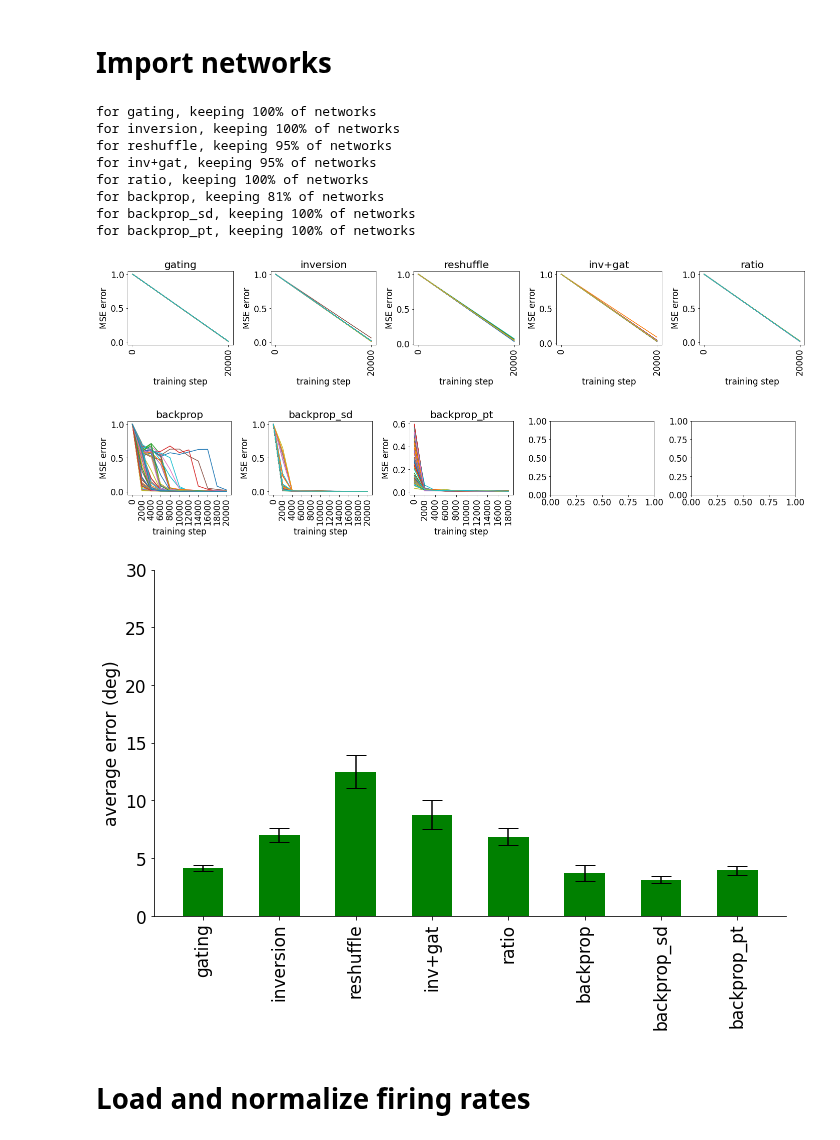
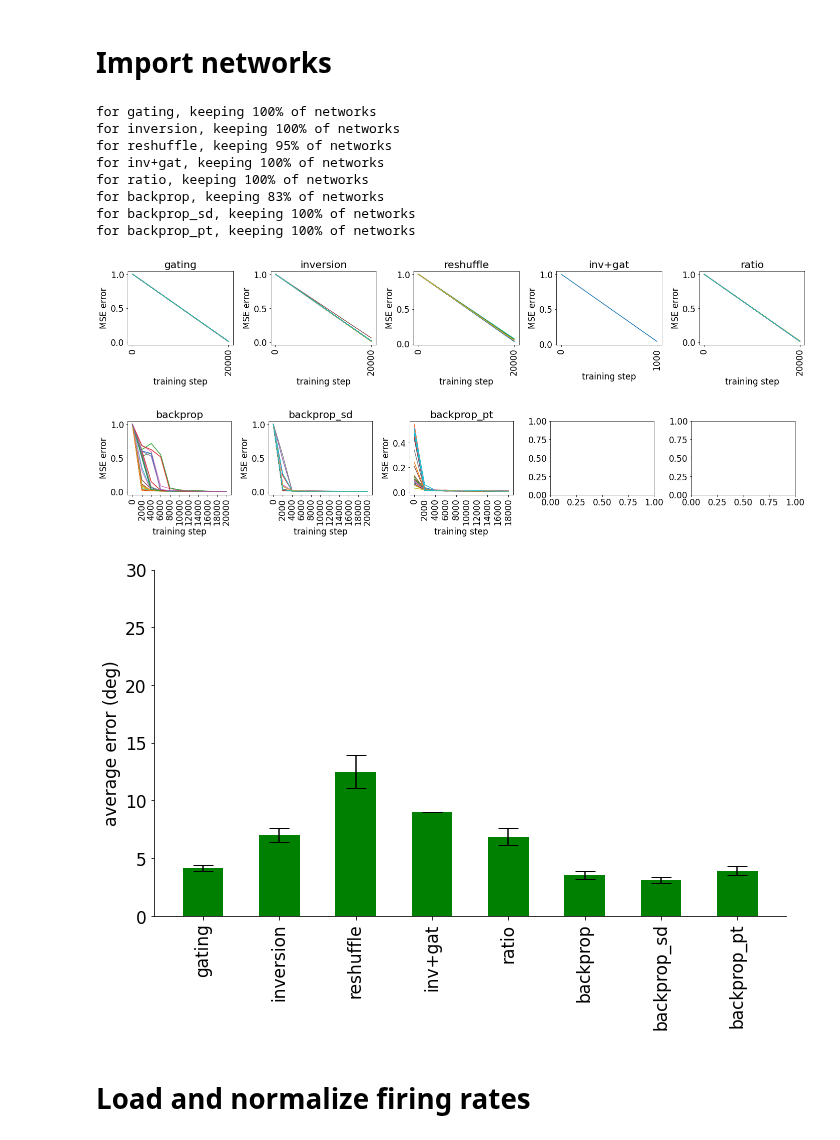
Before and after one commit to azaho/ccn_story3, a Jupyter notebook: netdist.ipynb, the cells around one changed output. Saved outputs shown, nothing was run; the diff lists cells and outputs as text; code cells hidden in the pictures.

```diff
--- a/netdist.ipynb
+++ b/netdist.ipynb
@@ -29,7 +29,7 @@ all_networks = {
     },
     "inv+gat": {
         "color": "purple",
-        "names": [f"data/hdgating_and_inversionCTRNN_2DIR1O_dr100_n0.1_la0_dp1.0_r{i}" for i in range(20)],
+        "names": [f"data/hdgating_and_inversionCTRNN_2DIR1O_dr100_n0.1_la0_dp1.0_rt2" for i in range(1)],
         "indices": np.arange(0, 64, 16)
     },
     "ratio": {
@@ -39,28 +39,28 @@ all_networks = {
     },
     "backprop": {
         "color": "black",
-        "names": [f"data/backpropCTRNN_2DIR1O_dr100_n0.1_la0_dp1.0_r{i}" for i in range(100)],
+        "names": [f"data/backpropCTRNN_2DIR1O_dr100_n0.1_la0_dp1.0_r{i}" for i in range(30)],
         "indices": np.arange(0, 64, 16)
     },
     "backprop_sd": {
         "color": "gray",
-        "names": [f"data/backprop1CTRNN_2DIR1O_dr100_n0.1_la0_dp1.0_r{i}" for i in range(100)],
+        "names": [f"data/backprop1CTRNN_2DIR1O_dr100_n0.1_la0_dp1.0_r{i}" for i in range(30)],
         "indices": np.arange(0, 64, 16)
     },
     "backprop_pt": {
         "color": "lightgray",
-        "names": [f"data/backprop2CTRNN_2DIR1O_dr100_n0.1_la0_dp1.0_r{i}" for i in range(100)],
+        "names": [f"data/backprop2CTRNN_2DIR1O_dr100_n0.1_la0_dp1.0_r{i}" for i in range(30)],
         "indices": np.arange(0, 64, 16)
     },
     "diego_phd_mst": {
         "color": "orange",
-        "names": ["neuraldata/new/diego_phd_mst_both_selective"],
+        "names": ["neuraldata/new/diego_phd_mst_either_selective"],
         "indices": np.array([0, 1, 2, 3]),
         "neural": True
     },
     "diego_new_mst": {
         "color": "orange",
-        "names": ["neuraldata/new/diego_new_mst_both_selective"],
+        "names": ["neuraldata/new/diego_new_mst_either_selective"],
         "indices": np.array([0, 1, 2, 3]),
         "neural": True
     }
@@ -72,7 +72,7 @@ all_networks = {
 #   if key not in keep: del all_networks[key]
 
 # neural data not available
-
+#del all_networks["backprop_sd"], all_networks["backprop_pt"], all_networks["backprop"]
 
 # load information about every network
 for network in list(all_networks.values()):
@@ -126,38 +126,38 @@ for network_name, network in all_networks.items():
         plt.tight_layout()
         plt.show()
         fig, axs = plt.subplots(1, 5, figsize=(20, 4))
         row_count = 0
 plt.tight_layout()
 plt.show()
 
 # show all final errors of kept networks, for comparison
 use_networks = [key for key in all_networks.keys() if "neural" not in all_networks[key] or not all_networks[key]["neural"]]
 means = [np.mean(all_networks[network]["errors"]) for network in use_networks]
 errors = [np.std(all_networks[network]["errors"]) for network in use_networks]
 fig = plt.figure(figsize=(10, 7))
 plt.rc('font', **{'family': 'DejaVu Sans', 'weight': 'normal', 'size': 17})
 ax = plt.subplot(1, 1, 1)
 ax.bar(np.arange(1, len(use_networks)+1)*1.5, means, yerr=errors, align='center', alpha=1, ecolor='black', capsize=10, color="green")
 plt.xticks(ticks=np.arange(1, len(use_networks)+1)*1.5, labels=use_networks)
 plt.ylim(0, 30)
 ax.set_ylabel('average error (deg)')
 plt.gca().spines['top'].set_visible(False)
 plt.gca().spines['right'].set_visible(False)
 plt.gca().set_xticklabels(ax.get_xticklabels(), rotation=90)
 plt.tight_layout()
 plt.show()
 # %% [output]
 for gating, keeping 100% of networks
 for inversion, keeping 100% of networks
 for reshuffle, keeping 95% of networks
-for inv+gat, keeping 95% of networks
+for inv+gat, keeping 100% of networks
 for ratio, keeping 100% of networks
-for backprop, keeping 81% of networks
+for backprop, keeping 83% of networks
 for backprop_sd, keeping 100% of networks
 for backprop_pt, keeping 100% of networks
-[figure, old version]
+[figure, new version]
-[figure, old version]
+[figure, new version]
-[figure, old version]
+[figure, new version]
 # %% [markdown]
 # Load and normalize firing rates
 # %%
```
Also changed, not shown: parts of 7 cells of this notebook, 1 other file.
